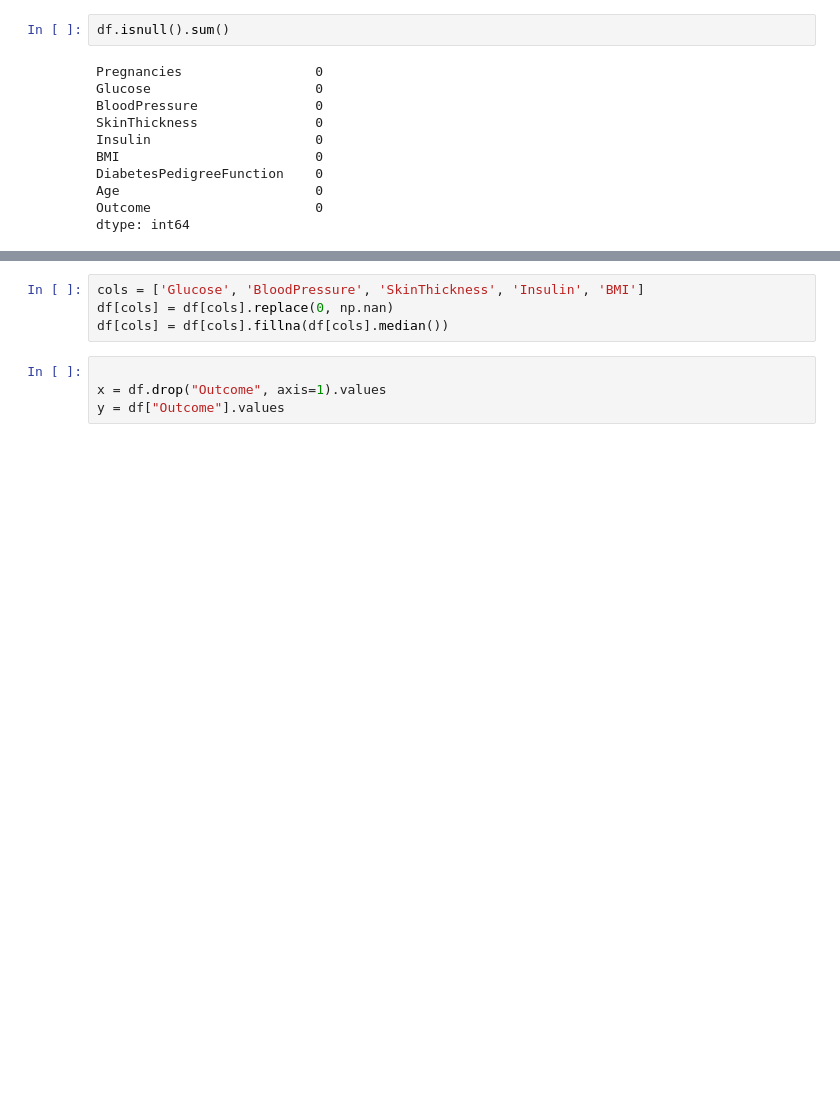
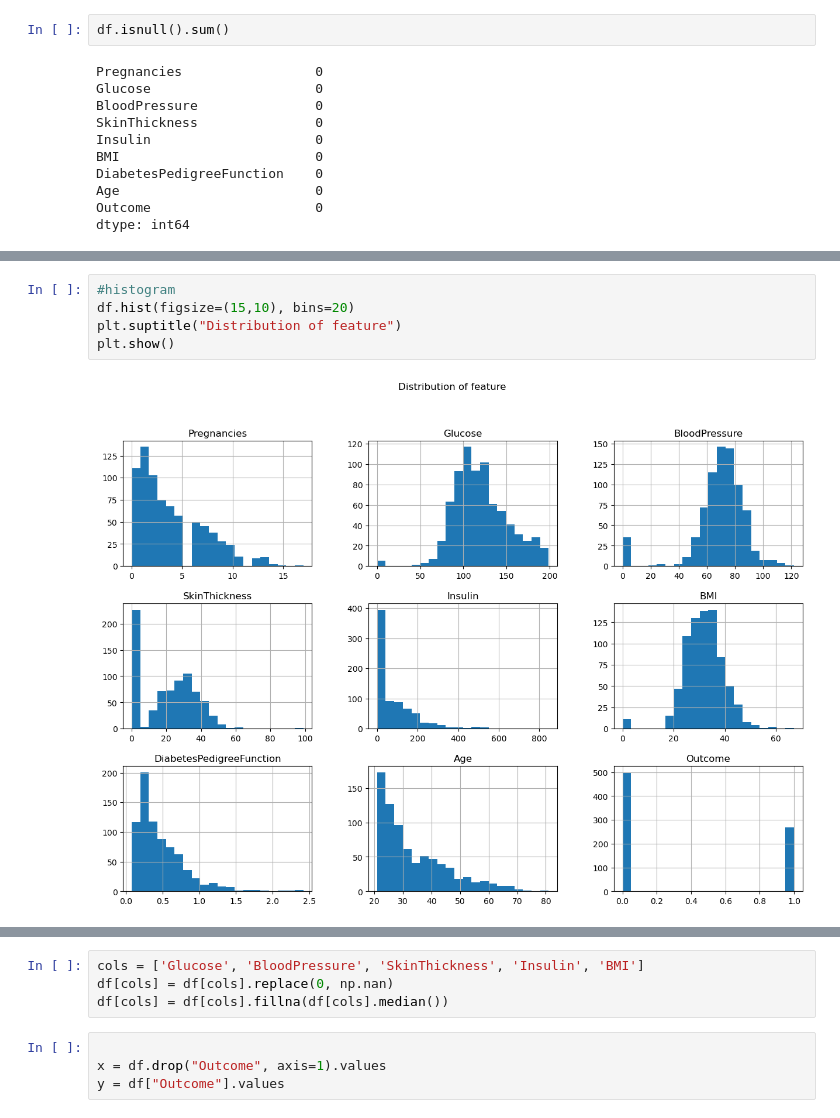
Before and after one commit to R-WEB-netizen/tutedude.4, a Jupyter notebook: diabetes_datasetknn.ipynb, the cells around one changed output, grey strips where cells are left out. Drawn from its saved outputs; the diff is of its cells as text; blank space fills up the shorter version.

```diff
--- a/diabetes_datasetknn.ipynb
+++ b/diabetes_datasetknn.ipynb
@@ -63,0 +104,7 @@ dtype: int64
+# %%
+#histogram
+df.hist(figsize=(15,10), bins=20)
+plt.suptitle("Distribution of feature")
+plt.show()
+# %% [output]
+[figure, added]
```
Also changed, not shown: parts of 17 cells of this notebook.
